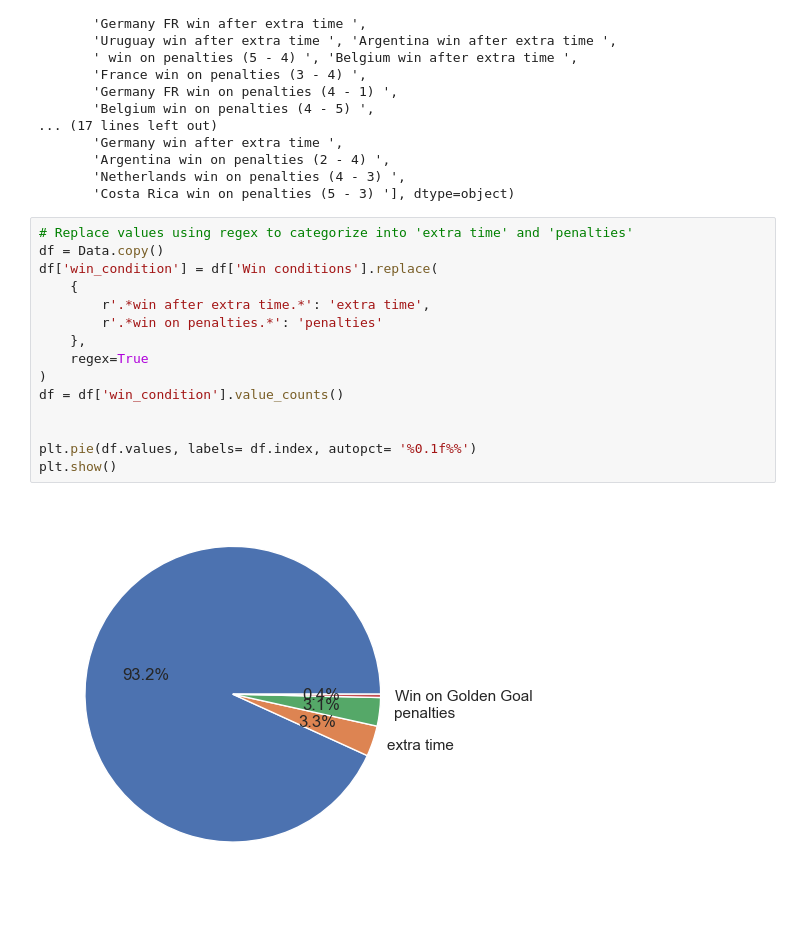
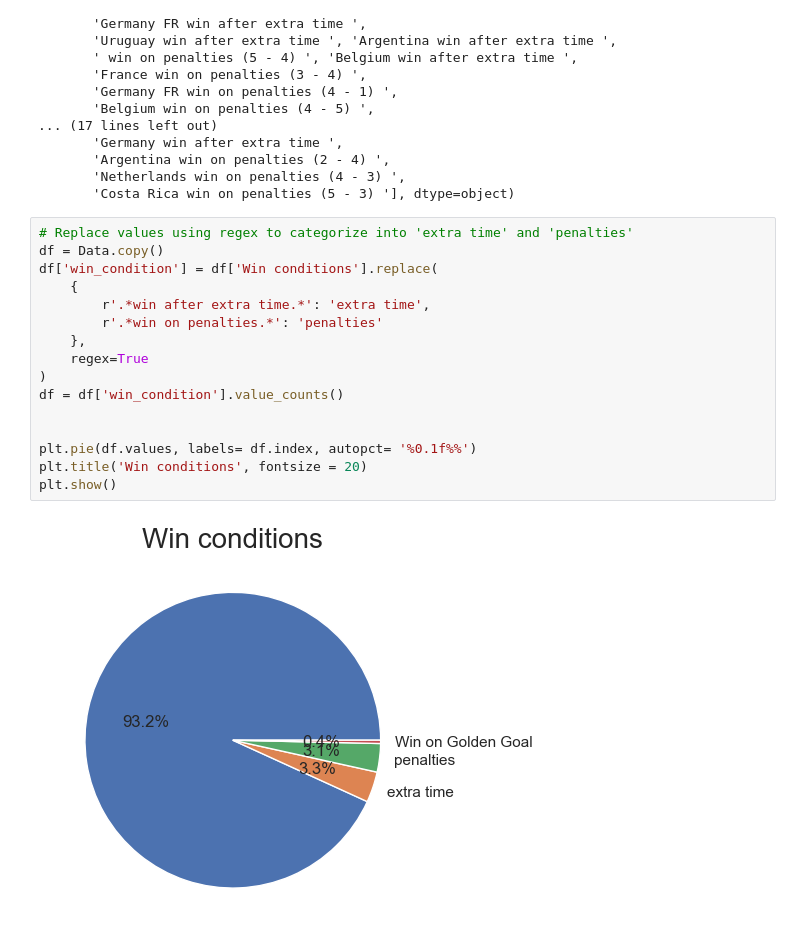
Before and after one commit to UsmanAhamed12/Data-Analyst-Intern-Project, a Jupyter notebook: FIFA WORLD CUP ANALYSIS PROJECT/NoteBooks/EDA_worldcupmatches.ipynb, the cells around one changed output. Saved outputs shown, nothing was run; the diff lists cells and outputs as text; blank space fills up the shorter version.

```diff
--- a/FIFA WORLD CUP ANALYSIS PROJECT/NoteBooks/EDA_worldcupmatches.ipynb
+++ b/FIFA WORLD CUP ANALYSIS PROJECT/NoteBooks/EDA_worldcupmatches.ipynb
@@ -355,17 +355,18 @@ array([' ', 'Austria win after extra time ',
 # %%
 # Replace values using regex to categorize into 'extra time' and 'penalties'
 df = Data.copy()
 df['win_condition'] = df['Win conditions'].replace(
     {
         r'.*win after extra time.*': 'extra time',
         r'.*win on penalties.*': 'penalties'
     },
     regex=True
 )
 df = df['win_condition'].value_counts()
 
 
 plt.pie(df.values, labels= df.index, autopct= '%0.1f%%')
+plt.title('Win conditions', fontsize = 20)
 plt.show()
 # %% [output]
-[figure, old version]
+[figure, new version]
```
Also changed, not shown: parts of 3 cells of this notebook, 5 other files.
